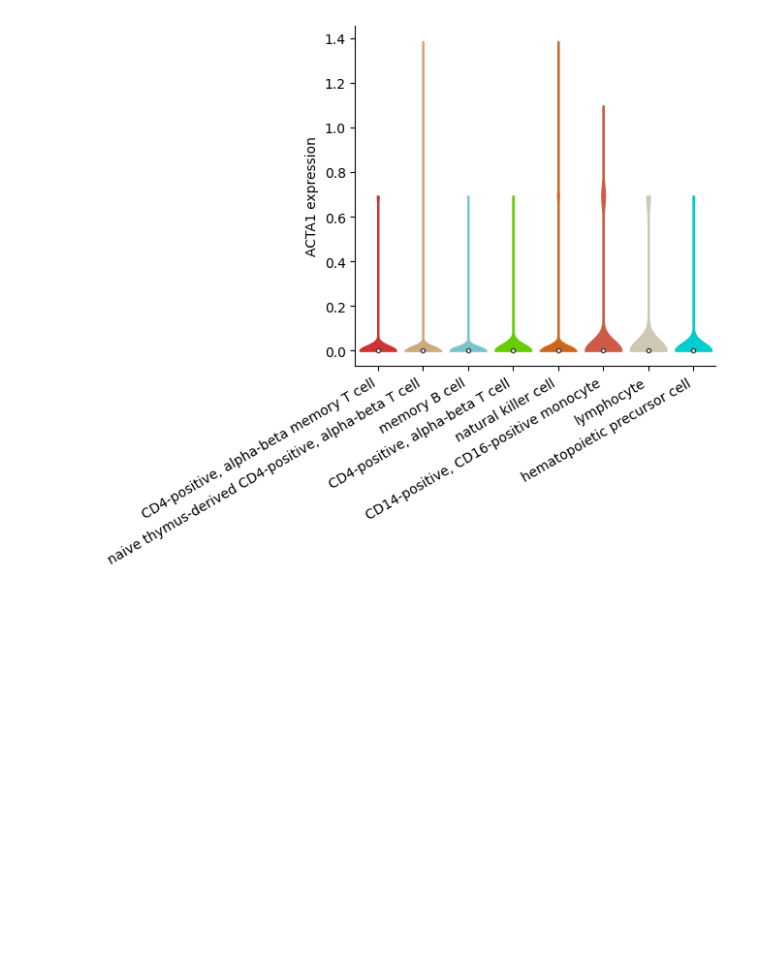
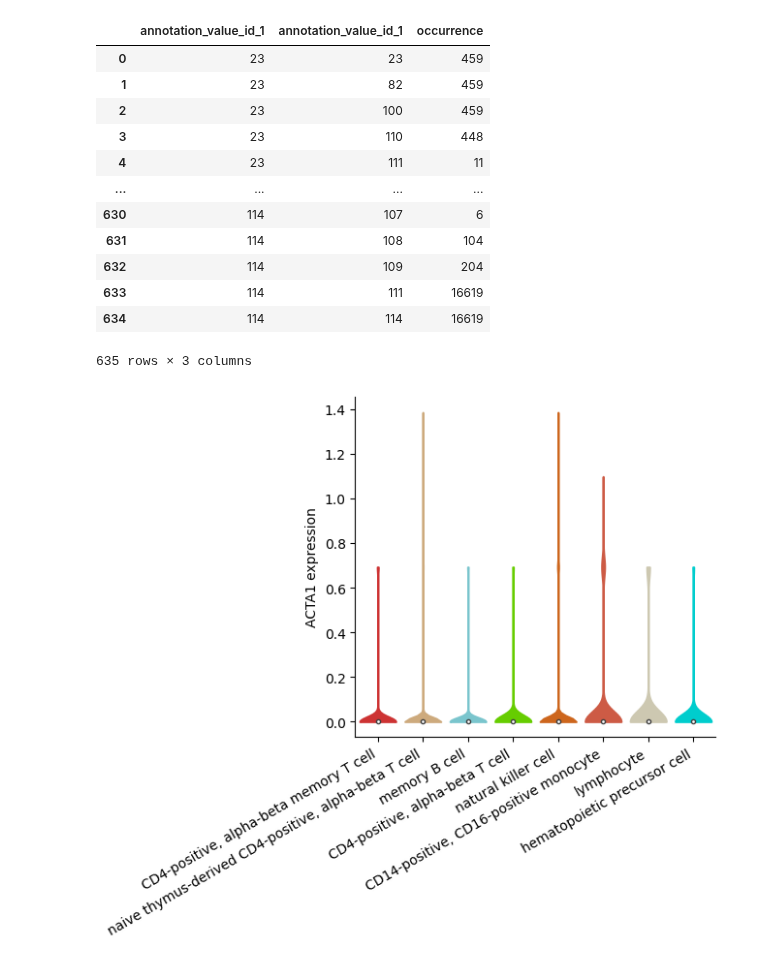
Before and after one commit to Bayer-Group/cellenium, a Jupyter notebook: data_import/postgres_python_plotting_devenv.ipynb, the cells around one changed output. Drawn from its saved outputs; the diff is of its cells as text; code cells hidden in the pictures; blank space fills up the shorter version.

```diff
--- a/data_import/postgres_python_plotting_devenv.ipynb
+++ b/data_import/postgres_python_plotting_devenv.ipynb
@@ -1,3 +22,39 @@
+# %%
+study_id = 3
+data = sql_query(f"""
+        SELECT ssa.annotation_value_id, ssa.study_sample_id
+            FROM (SELECT study_id,annotation_value_id, UNNEST(study_sample_ids) as study_sample_id
+            FROM study_sample_annotation
+        ) ssa
+        WHERE study_id = {study_id}
+    """)
+# %%
+df = pd.DataFrame(data)
+df['count'] = 1
+# %%
+df = df.pivot(index='annotation_value_id', columns='study_sample_id', values='occurrence').fillna(0).astype(int)
+df_cooc = df.dot(df.T)
+df_cooc.columns.name = df_cooc.index.name = None
+# %%
+out = df_cooc.stack().reset_index()
+out.columns = ['annotation_value_id_1', 'annotation_value_id_1', 'occurrence']
+out = out.loc[out['occurrence'] != 0, :].astype(int).reset_index(drop=True)
+# %%
+out
+# %% [output]
+|  | annotation_value_id_1 | annotation_value_id_1 | occurrence |
+| 0 | 23 | 23 | 459 |
+| 1 | 23 | 82 | 459 |
+| 2 | 23 | 100 | 459 |
+| 3 | 23 | 110 | 448 |
+| 4 | 23 | 111 | 11 |
+| ... | ... | ... | ... |
+| 630 | 114 | 107 | 6 |
+| 631 | 114 | 108 | 104 |
+| 632 | 114 | 109 | 204 |
+| 633 | 114 | 111 | 16619 |
+| 634 | 114 | 114 | 16619 |
+635 rows × 3 columns
 # %%
 from typing import List
 import pandas as pd
```
Also changed, not shown: parts of 1 cell of this notebook, 8 other files.
